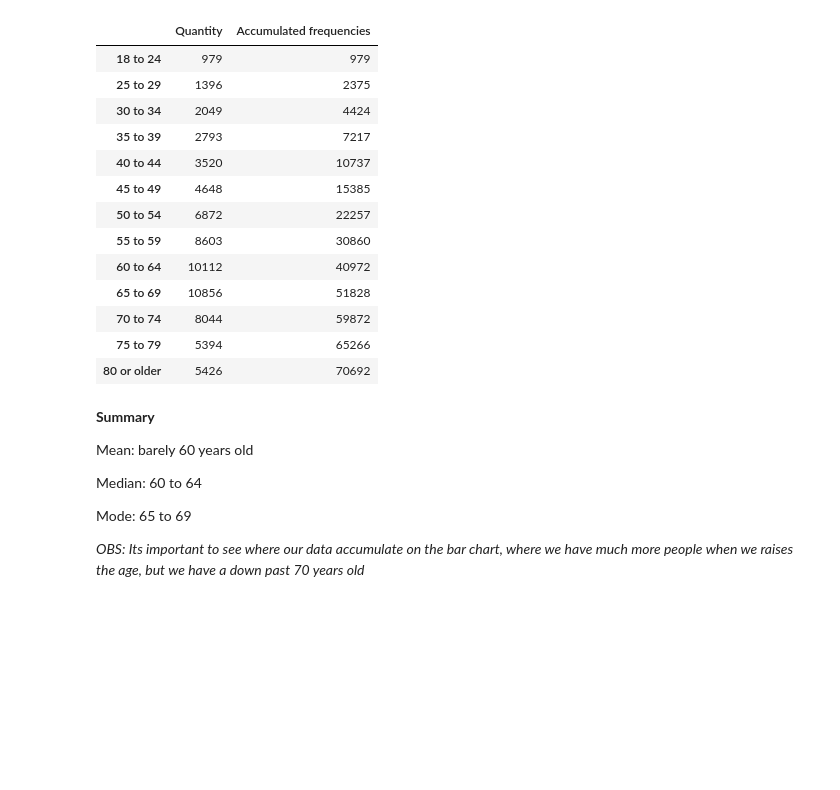
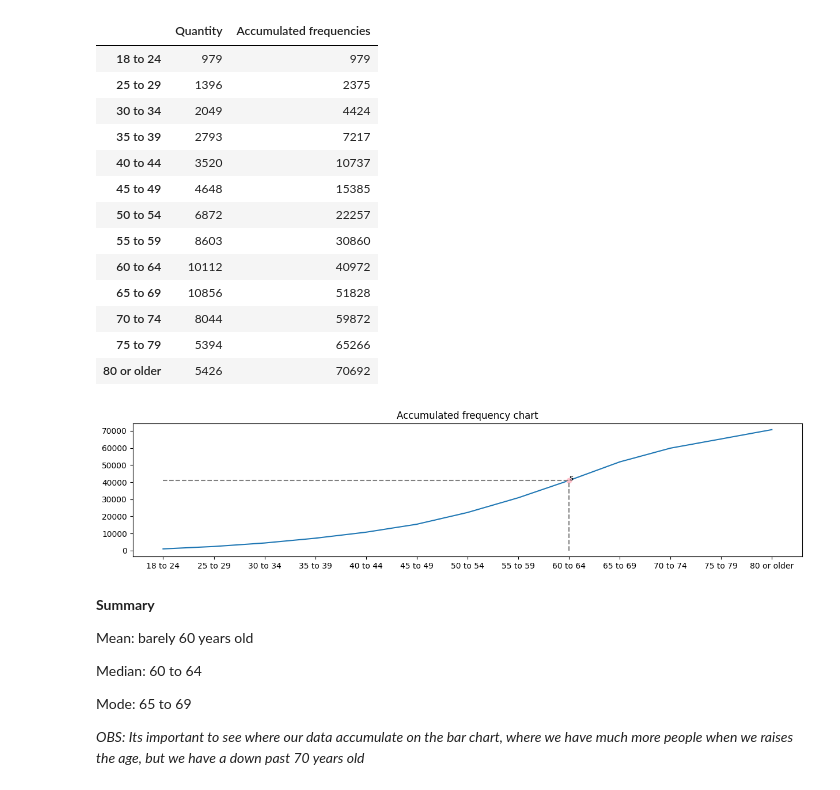
Before and after one commit to CaioNishijo/logistic-regression, a Jupyter notebook: diabetes-project.ipynb, the cells around one changed output. Saved outputs shown, nothing was run; the diff lists cells and outputs as text; code cells hidden in the pictures; blank space fills up the shorter version.

Commit message:
Adding accumulated frequency chart

```diff
--- a/diabetes-project.ipynb
+++ b/diabetes-project.ipynb
@@ -282,6 +282,17 @@ age_frequencies
 | 70 to 74 | 8044 | 59872 |
 | 75 to 79 | 5394 | 65266 |
 | 80 or older | 5426 | 70692 |
+# %%
+plt.figure(1, figsize=(15, 3))
+plt.title("Accumulated frequency chart")
+plt.plot(age_classes, age_acc_frequency)
+plt.plot("60 to 64", 40972, marker="o", color="pink")
+plt.plot(["60 to 64", "60 to 64"], [0, 40972], linestyle="--", color="gray")
+plt.plot(["18 to 24", "60 to 64"], [40972, 40972], linestyle="--", color="gray")
+plt.text("60 to 64", 40972, "s")
+plt.show()
+# %% [output]
+[figure, added]
 # %% [markdown]
 **Summary**
 
```
Also changed, not shown: parts of 9 cells of this notebook, 1 other file.
